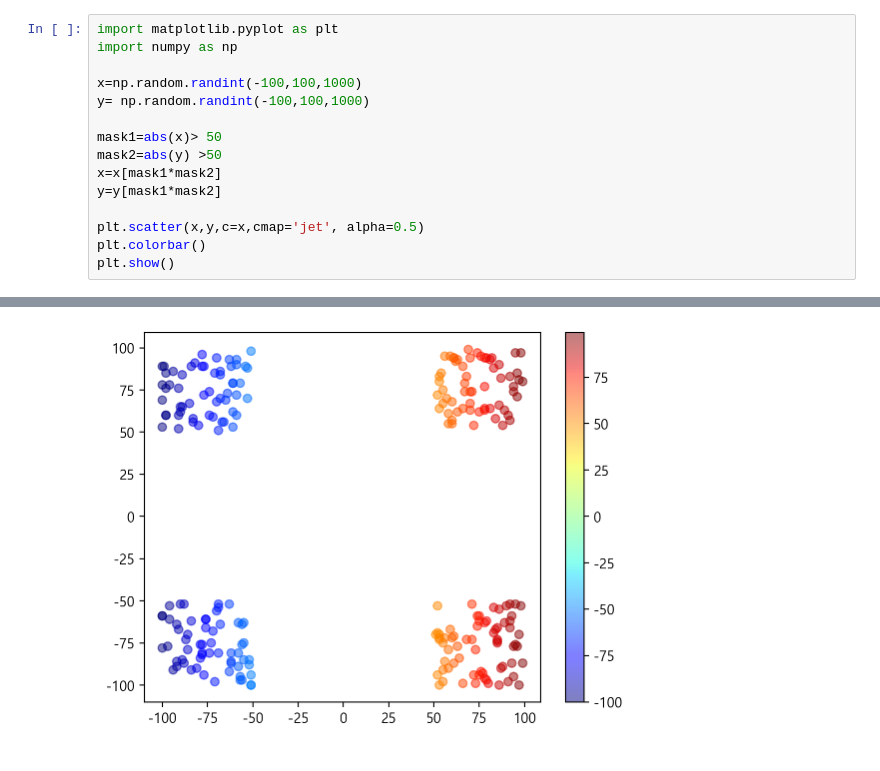
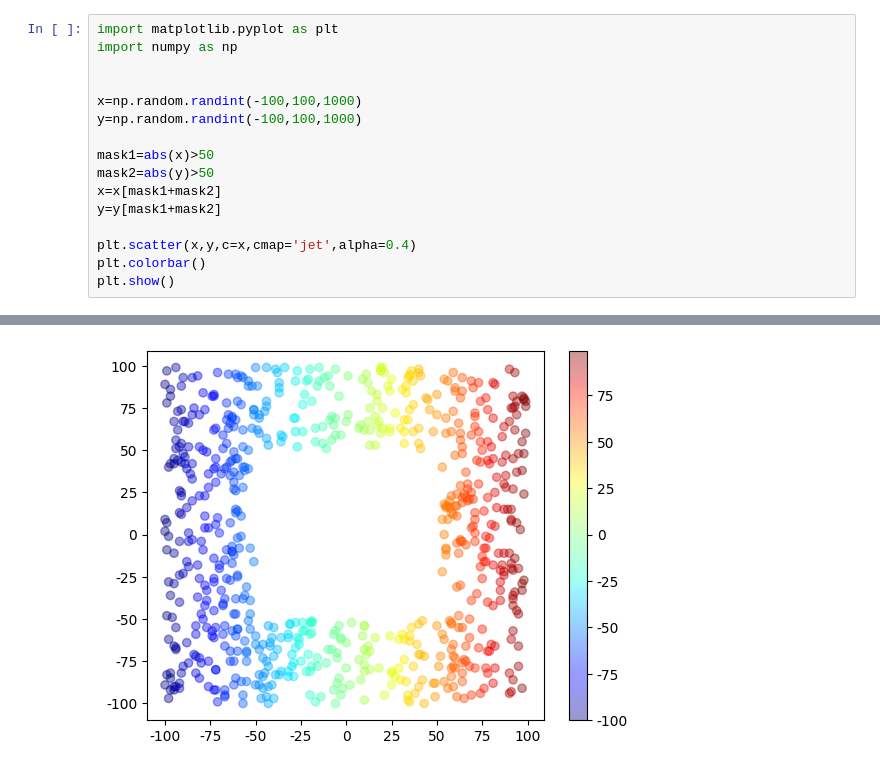
Before and after one commit to kra2839/2024-intro-DA-code, a Jupyter notebook: 데이터분석입문 5장.ipynb, the cells around one changed output, grey strips where cells are left out. Saved outputs shown, nothing was run; the diff lists cells and outputs as text.

```diff
--- a/데이터분석입문 5장.ipynb
+++ b/데이터분석입문 5장.ipynb
@@ -51,15 +147,16 @@ plt.show()
 import matplotlib.pyplot as plt
 import numpy as np
 
+
 x=np.random.randint(-100,100,1000)
-y= np.random.randint(-100,100,1000)
+y=np.random.randint(-100,100,1000)
 
-mask1=abs(x)> 50
-mask2=abs(y) >50
-x=x[mask1*mask2]
-y=y[mask1*mask2]
+mask1=abs(x)>50
+mask2=abs(y)>50
+x=x[mask1+mask2]
+y=y[mask1+mask2]
 
-plt.scatter(x,y,c=x,cmap='jet', alpha=0.5)
+plt.scatter(x,y,c=x,cmap='jet',alpha=0.4)
 plt.colorbar()
 plt.show()
 # %% [output]
@@ -66,4 +180,4 @@ plt.show()
-[figure, old version]
+[figure, new version]
 # %%
 import matplotlib.pyplot as plt
 
```
Also changed, not shown: parts of 22 cells of this notebook.
